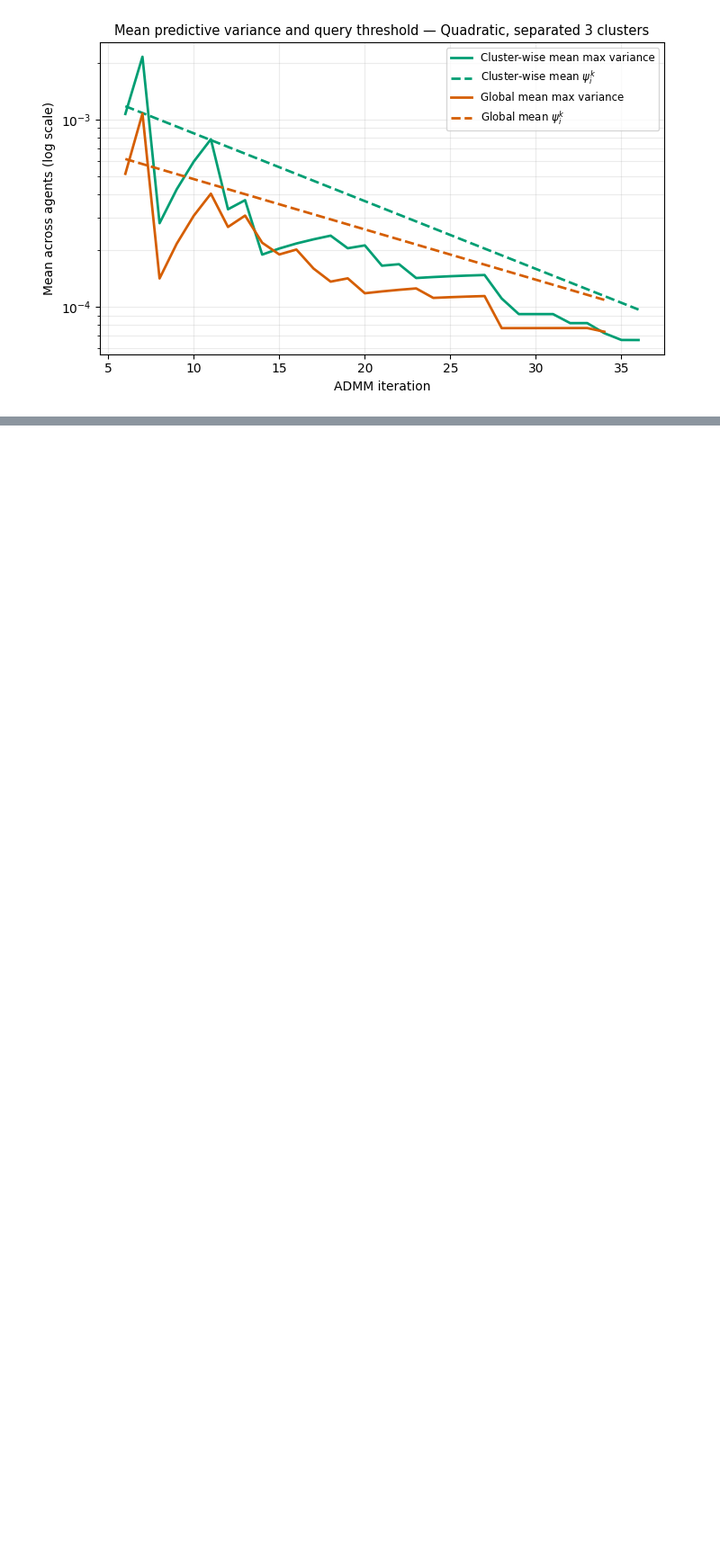
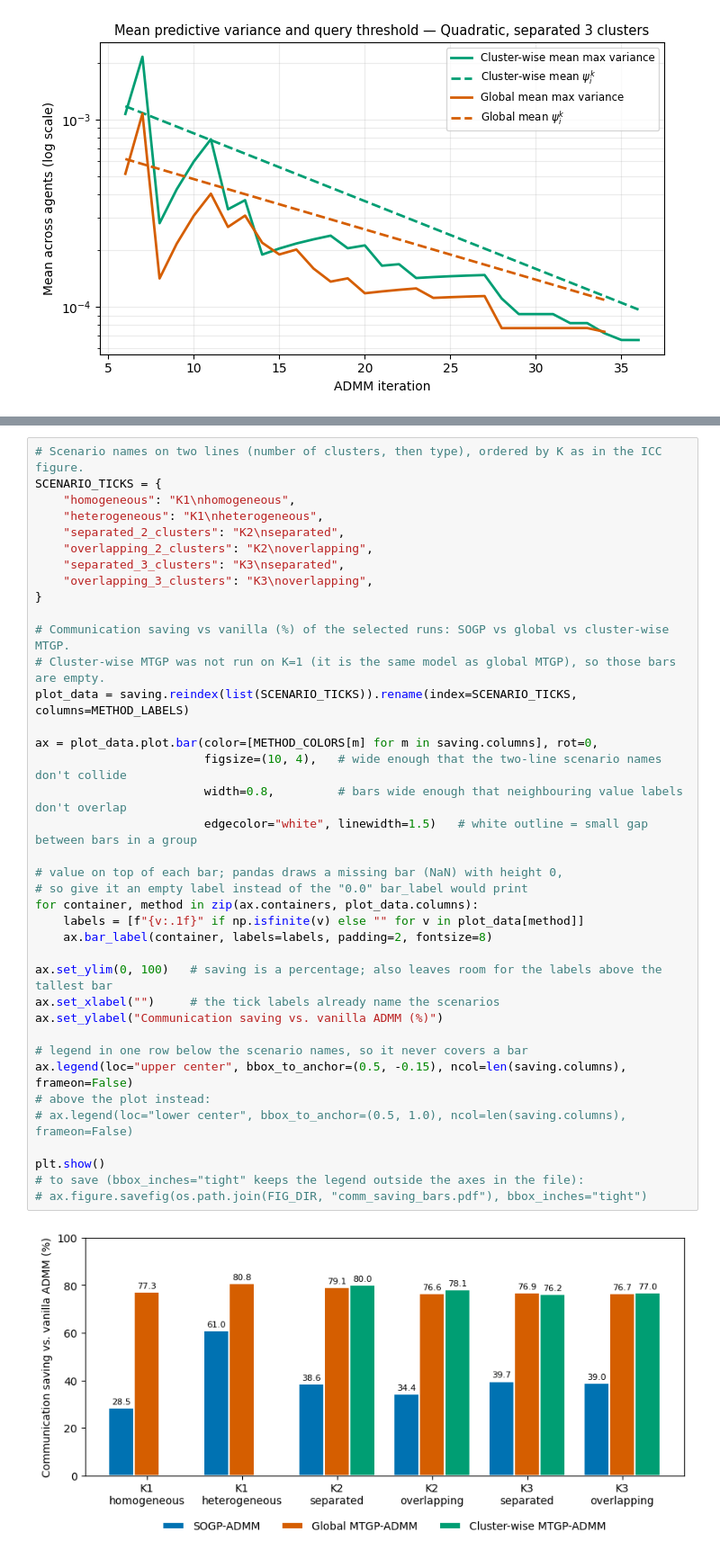
Before and after one commit to dvu29lsu/Communication-Efficient-ADMM-using-Multitask-Gaussian-Processes, a Jupyter notebook: analysis/noise_level_adaptation_hyperparameter_analysis_quadratics_functions.ipynb, the cells around one changed output, grey strips where cells are left out. Shown at 90% size. Drawn from its saved outputs; the diff is of its cells as text; blank space fills up the shorter version.

Commit message:
adding the analyze data

```diff
--- a/analysis/noise_level_adaptation_hyperparameter_analysis_quadratics_functions.ipynb
+++ b/analysis/noise_level_adaptation_hyperparameter_analysis_quadratics_functions.ipynb
@@ -545,0 +551,40 @@ sogp_error = sogp_selected_traj["grads_error_per_iter"]
+# %%
+# Scenario names on two lines (number of clusters, then type), ordered by K as in the ICC figure.
+SCENARIO_TICKS = {
+    "homogeneous": "K1\nhomogeneous",
+    "heterogeneous": "K1\nheterogeneous",
+    "separated_2_clusters": "K2\nseparated",
+    "overlapping_2_clusters": "K2\noverlapping",
+    "separated_3_clusters": "K3\nseparated",
+    "overlapping_3_clusters": "K3\noverlapping",
+}
+
+# Communication saving vs vanilla (%) of the selected runs: SOGP vs global vs cluster-wise MTGP.
+# Cluster-wise MTGP was not run on K=1 (it is the same model as global MTGP), so those bars are empty.
+plot_data = saving.reindex(list(SCENARIO_TICKS)).rename(index=SCENARIO_TICKS, columns=METHOD_LABELS)
+
+ax = plot_data.plot.bar(color=[METHOD_COLORS[m] for m in saving.columns], rot=0,
+                        figsize=(10, 4),   # wide enough that the two-line scenario names don't collide
+                        width=0.8,         # bars wide enough that neighbouring value labels don't overlap
+                        edgecolor="white", linewidth=1.5)   # white outline = small gap between bars in a group
+
+# value on top of each bar; pandas draws a missing bar (NaN) with height 0,
+# so give it an empty label instead of the "0.0" bar_label would print
+for container, method in zip(ax.containers, plot_data.columns):
+    labels = [f"{v:.1f}" if np.isfinite(v) else "" for v in plot_data[method]]
+    ax.bar_label(container, labels=labels, padding=2, fontsize=8)
+
+ax.set_ylim(0, 100)   # saving is a percentage; also leaves room for the labels above the tallest bar
+ax.set_xlabel("")     # the tick labels already name the scenarios
+ax.set_ylabel("Communication saving vs. vanilla ADMM (%)")
+
+# legend in one row below the scenario names, so it never covers a bar
+ax.legend(loc="upper center", bbox_to_anchor=(0.5, -0.15), ncol=len(saving.columns), frameon=False)
+# above the plot instead:
+# ax.legend(loc="lower center", bbox_to_anchor=(0.5, 1.0), ncol=len(saving.columns), frameon=False)
+
+plt.show()
+# to save (bbox_inches="tight" keeps the legend outside the axes in the file):
+# ax.figure.savefig(os.path.join(FIG_DIR, "comm_saving_bars.pdf"), bbox_inches="tight")
+# %% [output]
+[figure, added]
```
Also changed, not shown: parts of 15 cells of this notebook, 1 other file.
